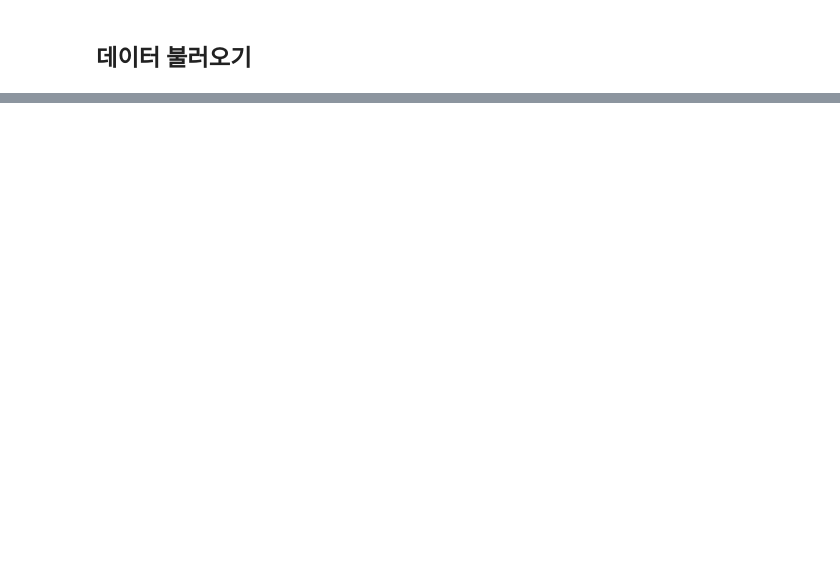
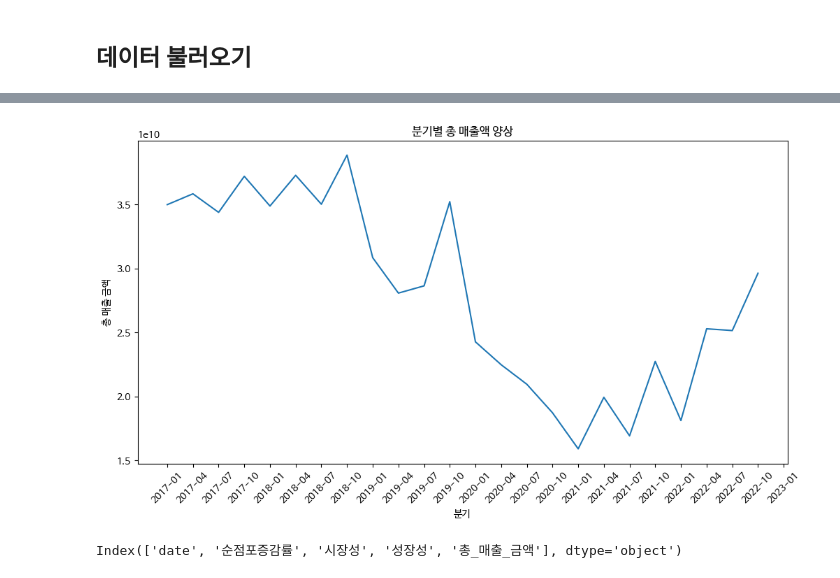
Before and after one commit to orjunge/Prediction_IndustriesSales, a Jupyter notebook: 3. LSTM_신촌동.ipynb, the cells around one changed output, grey strips where cells are left out. Saved outputs shown, nothing was run; the diff lists cells and outputs as text; code cells hidden in the pictures; blank space fills up the shorter version.

```diff
--- a/3. LSTM_신촌동.ipynb
+++ b/3. LSTM_신촌동.ipynb
@@ -434,0 +41,3 @@ Epoch 41: early stopping
+# %%
+df = pd.merge(dong, df, on='date', how='inner')
+df.head()
@@ -434,0 +51,5 @@ Epoch 41: early stopping
+# %%
+df['순점포증감률'] = ((df['개업_점포_수'] - df['폐업_점포_수']) / df['총_점포수']) * 100
+df['시장성'] = (df['신촌동_분기당_매출금액'] / df['총_점포수']) / (df['분기당_매출_금액'] / df['점포_수'])
+df['성장성'] = (df['분기당_매출_금액'] / df['분기당_매출_금액'].shift(1))
+df.head(3)
@@ -434,0 +61,6 @@ Epoch 41: early stopping
+# %%
+df = df[['date', '순점포증감률', '시장성', '성장성', '총_매출_금액']]
+new_rows = pd.DataFrame({
+    'date': ['2023-01', '2023-04', '2023-07', '2023-10'],  # 4개의 새로운 행
+})
+df = df.append(new_rows)
@@ -434,0 +88,20 @@ Epoch 41: early stopping
+# %%
+### seaborn lineplot을 이용, 시각화
+import seaborn as sns
+import matplotlib.pyplot as plt
+plt.rc('font', family='NanumBarunGothic')
+
+# 시각화
+plt.figure(figsize=(12, 6))
+sns.lineplot(x=df['date'], y=df['총_매출_금액'])
+plt.xticks(rotation=45)
+plt.xlabel('분기')
+plt.ylabel('총 매출 금액')
+plt.title("분기별 총 매출액 양상")
+plt.show()
+# %% [output]
+[figure, added]
+# %%
+df.columns
+# %% [output]
+Index(['date', '순점포증감률', '시장성', '성장성', '총_매출_금액'], dtype='object')
```
Also changed, not shown: parts of 50 cells of this notebook, 1 other file.
